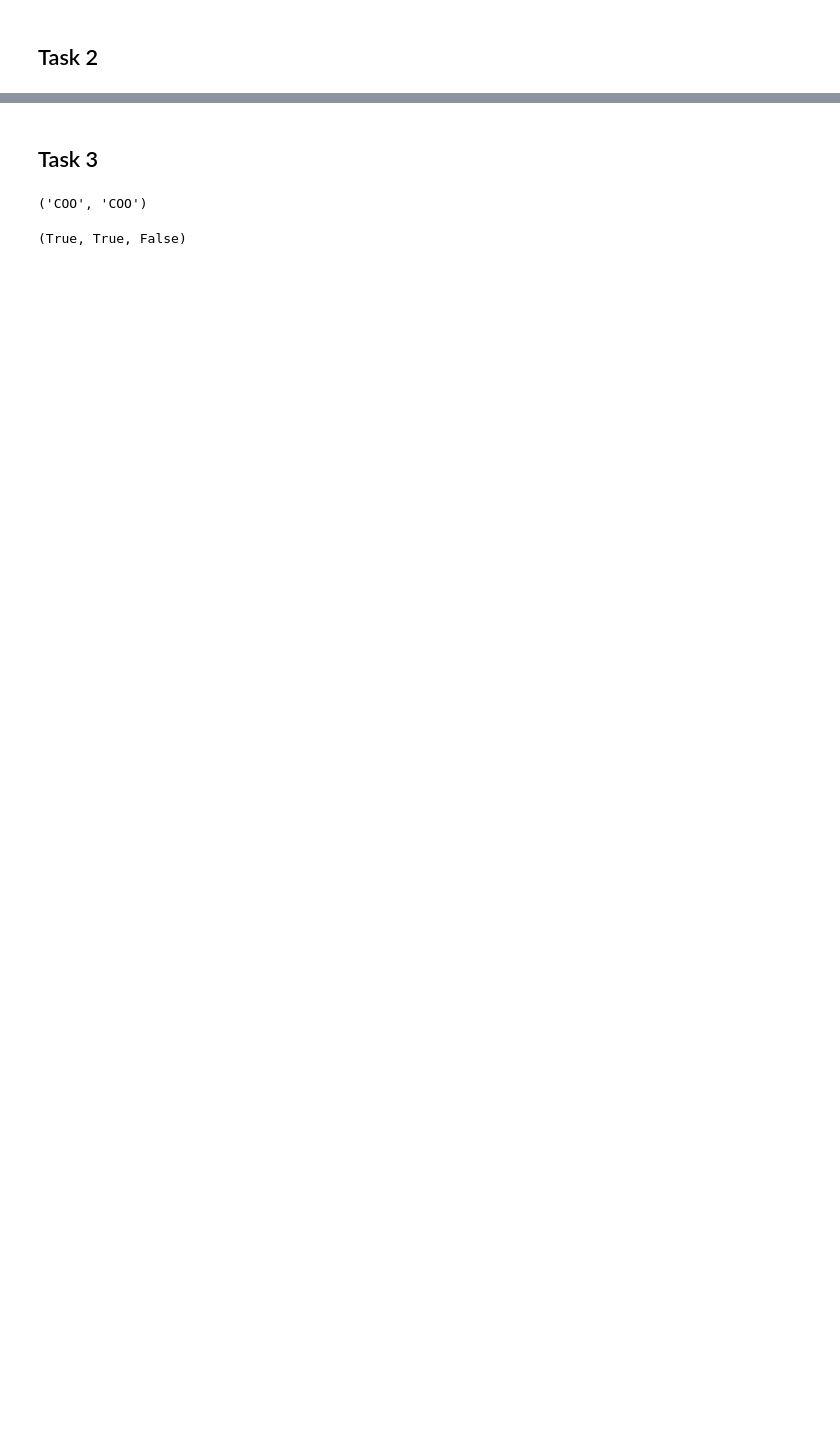
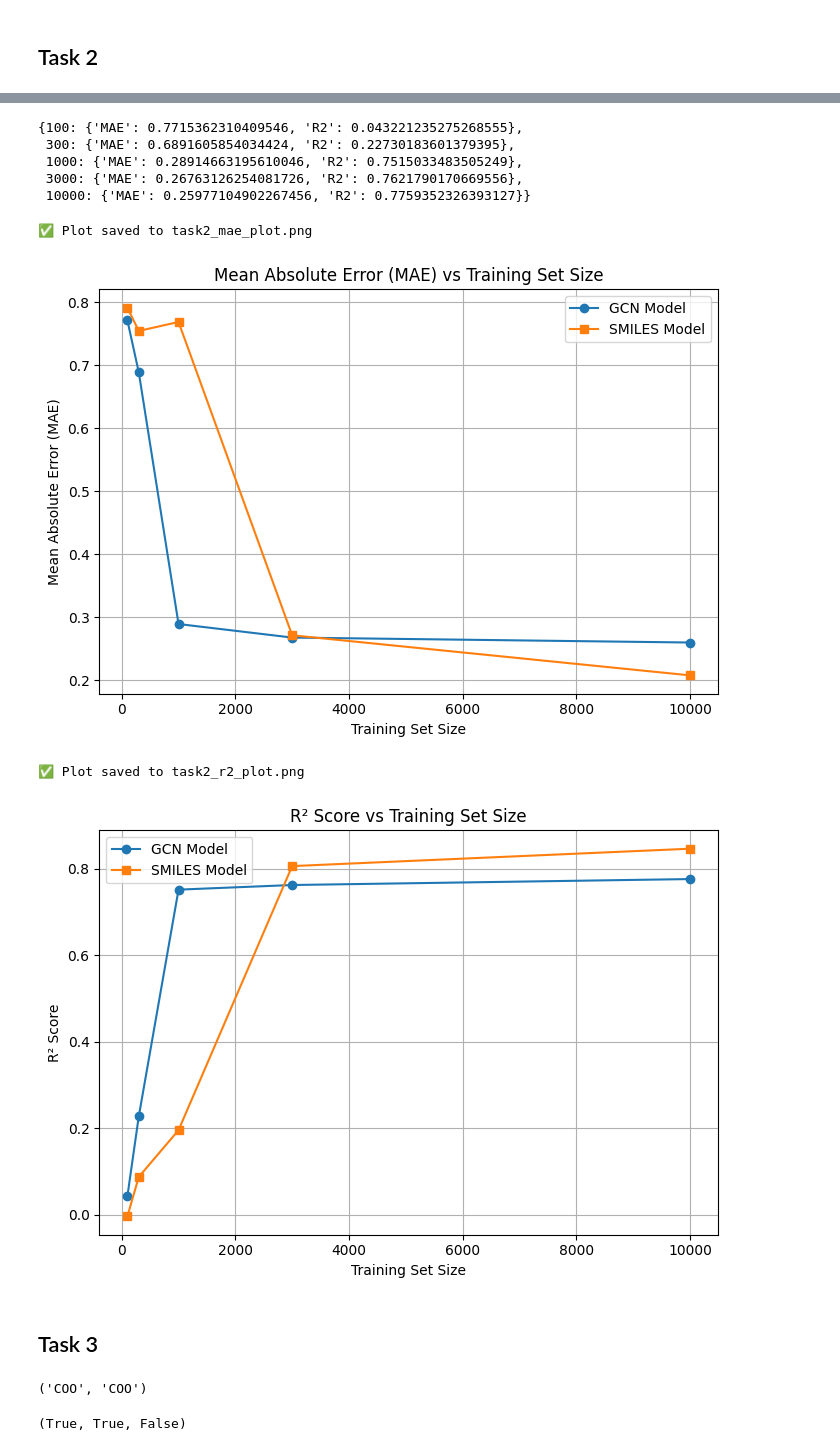
Before and after one commit to Aniket-Mishra/2AMM15_Deep_Learning, a Jupyter notebook: Assighment_2/ass2_task1.ipynb, the cells around one changed output, grey strips where cells are left out. Saved outputs shown, nothing was run; the diff lists cells and outputs as text; code cells hidden in the pictures; blank space fills up the shorter version.

```diff
--- a/Assighment_2/ass2_task1.ipynb
+++ b/Assighment_2/ass2_task1.ipynb
@@ -582,0 +756,19 @@ plt.show()
+# %%
+# from torch.utils.data import DataLoader  # correct one for SMILES
+from torch.utils.data import DataLoader  #this one
+
+smiles_results = {}
+# Training loop
+for size, subset in smiles_subsets.items():
+    print(f"\nTraining on {size} SMILES samples...")
+
+    loader = DataLoader(subset, batch_size=64, shuffle=True, collate_fn=smiles_collate_fn)
+
+    model = SMILESModel(vocab_size=len(tokenizer.char2idx), hidden_dim=128).to(device)
+    optimizer = torch.optim.Adam(model.parameters(), lr=0.001)
+    loss_fn = nn.L1Loss()
+
+    train_smiles(model, loader, optimizer, loss_fn, device, epochs=10)
+    mae, r2 = evaluate_smiles(model, test_loader, device)
+    smiles_results[size] = {'MAE': mae, 'R2': r2}
+    print(f"Subset size: {size} | MAE: {mae:.4f} | R²: {r2:.4f}")
@@ -583,2 +798,42 @@ plt.show()
+# %%
+gcn_results
+# %% [output]
+{100: {'MAE': 0.7715362310409546, 'R2': 0.043221235275268555},
+ 300: {'MAE': 0.6891605854034424, 'R2': 0.22730183601379395},
+ 1000: {'MAE': 0.28914663195610046, 'R2': 0.7515033483505249},
+ 3000: {'MAE': 0.26763126254081726, 'R2': 0.7621790170669556},
+ 10000: {'MAE': 0.25977104902267456, 'R2': 0.7759352326393127}}
+# %%
+import matplotlib.pyplot as plt
+
+def plot_metric(results_gcn, results_smiles, metric, ylabel, filename=None):
+    sizes = sorted(results_gcn.keys())
+    gcn_values = [results_gcn[s][metric] for s in sizes]
+    smiles_values = [results_smiles[s][metric] for s in sizes]
+
+    plt.figure(figsize=(7, 5))
+    plt.plot(sizes, gcn_values, marker='o', label='GCN Model')
+    plt.plot(sizes, smiles_values, marker='s', label='SMILES Model')
+    plt.xlabel("Training Set Size")
+    plt.ylabel(ylabel)
+    plt.title(f"{ylabel} vs Training Set Size")
+    plt.legend()
+    plt.grid(True)
+    plt.tight_layout()
+    if filename:
+        plt.savefig(filename, dpi=300)
+        print(f"✅ Plot saved to {filename}")
+    plt.show()
+
+# Plot using collected results
+# plot_metric(gcn_results, smiles_results, metric="MAE", ylabel="Mean Absolute Error (MAE)")
+# plot_metric(gcn_results, smiles_results, metric="R2", ylabel="R² Score")
+plot_metric(gcn_results, smiles_results, metric="MAE", ylabel="Mean Absolute Error (MAE)", filename="task2_mae_plot.png")
+plot_metric(gcn_results, smiles_results, metric="R2", ylabel="R² Score", filename="task2_r2_plot.png")
+# %% [output]
+✅ Plot saved to task2_mae_plot.png
+[figure, added]
+✅ Plot saved to task2_r2_plot.png
+[figure, added]
 # %% [markdown]
 ## Task 3
```
Also changed, not shown: parts of 37 cells of this notebook, 5 other files.
